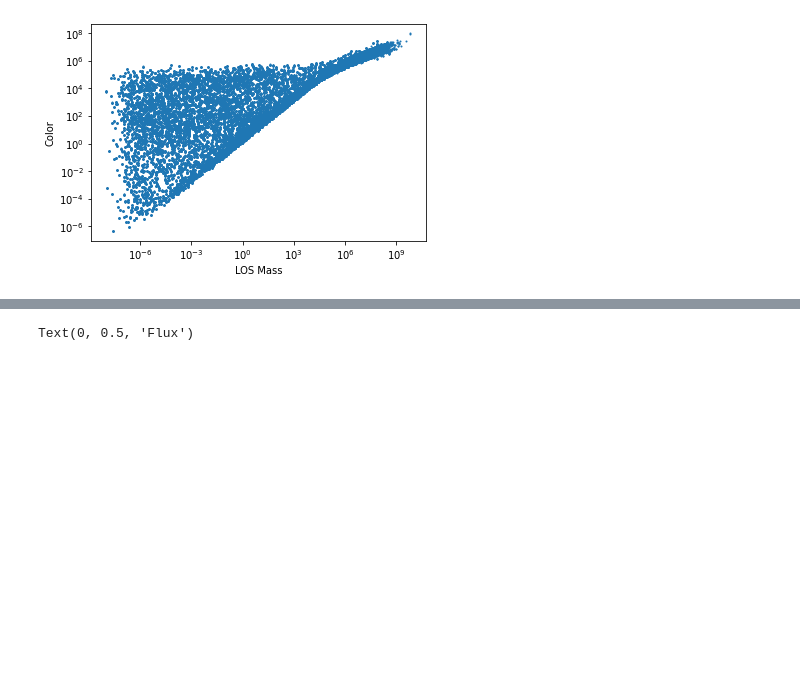
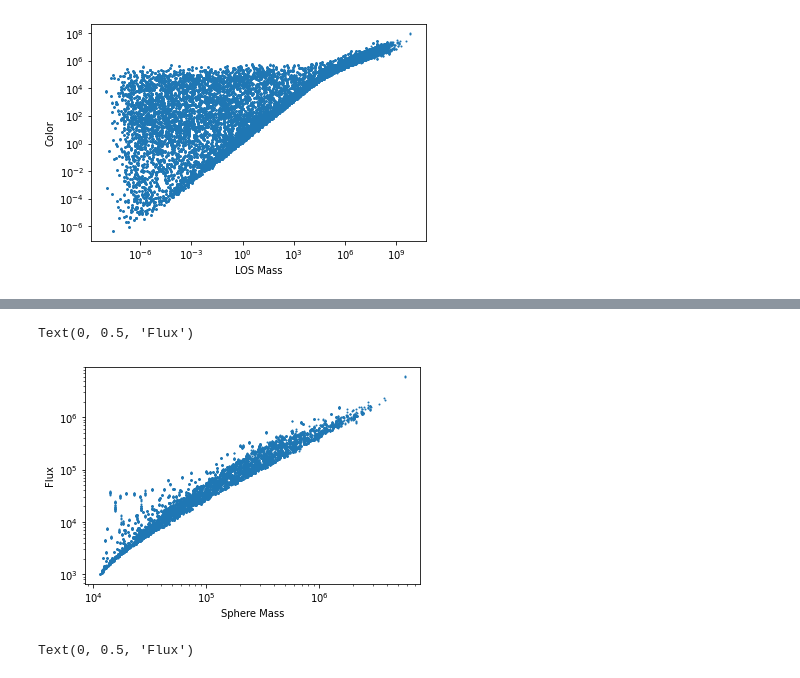
Before and after one commit to SpacialTree/machinelearning-homework, a Jupyter notebook: term_project/termproj.ipynb, the cells around one changed output, grey strips where cells are left out. Drawn from its saved outputs; the diff is of its cells as text; code cells hidden in the pictures; blank space fills up the shorter version.

```diff
--- a/term_project/termproj.ipynb
+++ b/term_project/termproj.ipynb
@@ -68,3 +80,12 @@ Text(0, 0.5, 'Color')
+# %%
+plt.scatter(data_aug['Sphere Masses'][:, -1], data_3mm['TOTAL_FLUX'][:, -1], 1)
+plt.xscale('log')
+plt.yscale('log')
+plt.xlabel('Sphere Mass')
+plt.ylabel('Flux')
+# %% [output]
+Text(0, 0.5, 'Flux')
+[figure, added]
 # %%
 plt.scatter(data_aug['star.temperature'][:], data_1mm['TOTAL_FLUX'][:, -1], 1)
 plt.xscale('log')
```
Also changed, not shown: parts of 3 cells of this notebook, 3 other files.
